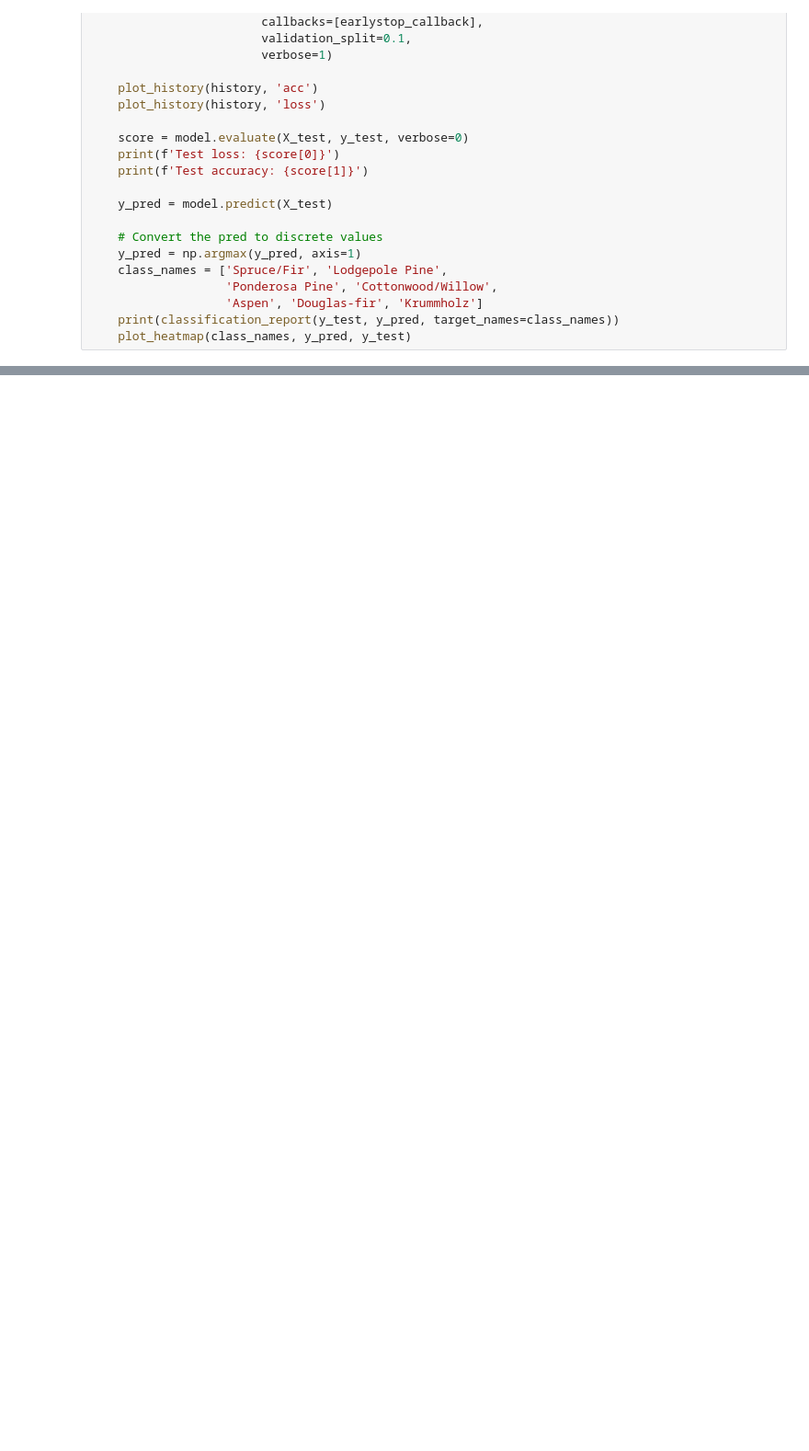
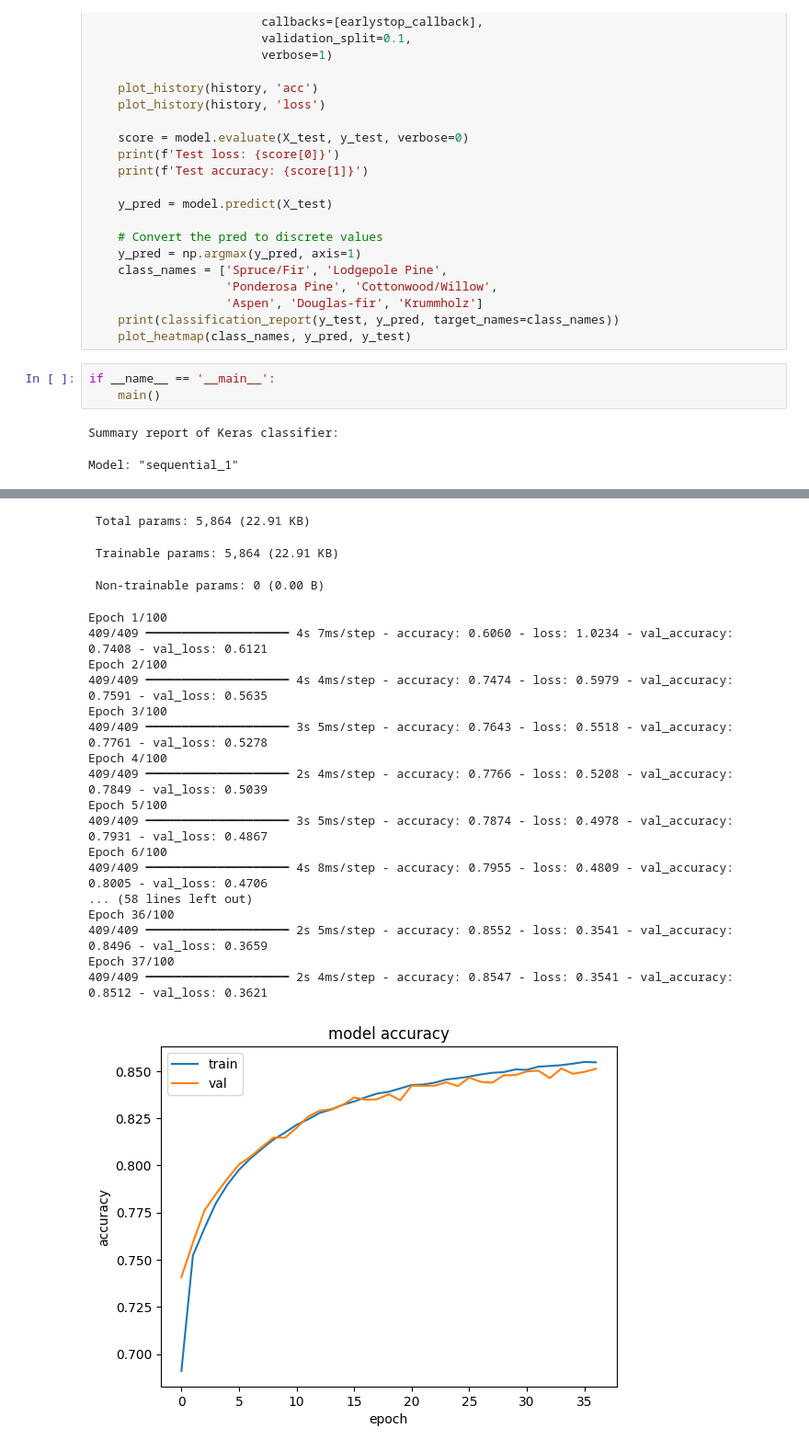
Before and after one commit to Lopeznil/Projects, a Jupyter notebook: Forest Cover Classification/Classifier.ipynb, the cells around one changed output, grey strips where cells are left out. Shown at 92% size. Saved outputs shown, nothing was run; the diff lists cells and outputs as text; blank space fills up the shorter version.

```diff
--- a/Forest Cover Classification/Classifier.ipynb
+++ b/Forest Cover Classification/Classifier.ipynb
@@ -184,3 +184,9 @@ def main():
                    'Aspen', 'Douglas-fir', 'Krummholz']
     print(classification_report(y_test, y_pred, target_names=class_names))
     plot_heatmap(class_names, y_pred, y_test)
+# %%
+if __name__ == '__main__':
+    main()
+# %% [output]
+Summary report of Keras classifier:
+Model: "sequential_1"
@@ -186,0 +202,21 @@ def main():
+ Total params: 5,864 (22.91 KB)
+ Trainable params: 5,864 (22.91 KB)
+ Non-trainable params: 0 (0.00 B)
+Epoch 1/100
+409/409 ━━━━━━━━━━━━━━━━━━━━ 4s 7ms/step - accuracy: 0.6060 - loss: 1.0234 - val_accuracy: 0.7408 - val_loss: 0.6121
+Epoch 2/100
+409/409 ━━━━━━━━━━━━━━━━━━━━ 4s 4ms/step - accuracy: 0.7474 - loss: 0.5979 - val_accuracy: 0.7591 - val_loss: 0.5635
+Epoch 3/100
+409/409 ━━━━━━━━━━━━━━━━━━━━ 3s 5ms/step - accuracy: 0.7643 - loss: 0.5518 - val_accuracy: 0.7761 - val_loss: 0.5278
+Epoch 4/100
+409/409 ━━━━━━━━━━━━━━━━━━━━ 2s 4ms/step - accuracy: 0.7766 - loss: 0.5208 - val_accuracy: 0.7849 - val_loss: 0.5039
+Epoch 5/100
+409/409 ━━━━━━━━━━━━━━━━━━━━ 3s 5ms/step - accuracy: 0.7874 - loss: 0.4978 - val_accuracy: 0.7931 - val_loss: 0.4867
+Epoch 6/100
+409/409 ━━━━━━━━━━━━━━━━━━━━ 4s 8ms/step - accuracy: 0.7955 - loss: 0.4809 - val_accuracy: 0.8005 - val_loss: 0.4706
+... (58 lines left out)
+Epoch 36/100
+409/409 ━━━━━━━━━━━━━━━━━━━━ 2s 5ms/step - accuracy: 0.8552 - loss: 0.3541 - val_accuracy: 0.8496 - val_loss: 0.3659
+Epoch 37/100
+409/409 ━━━━━━━━━━━━━━━━━━━━ 2s 4ms/step - accuracy: 0.8547 - loss: 0.3541 - val_accuracy: 0.8512 - val_loss: 0.3621
+[figure, added]
```
Also changed, not shown: parts of 1 cell of this notebook.
